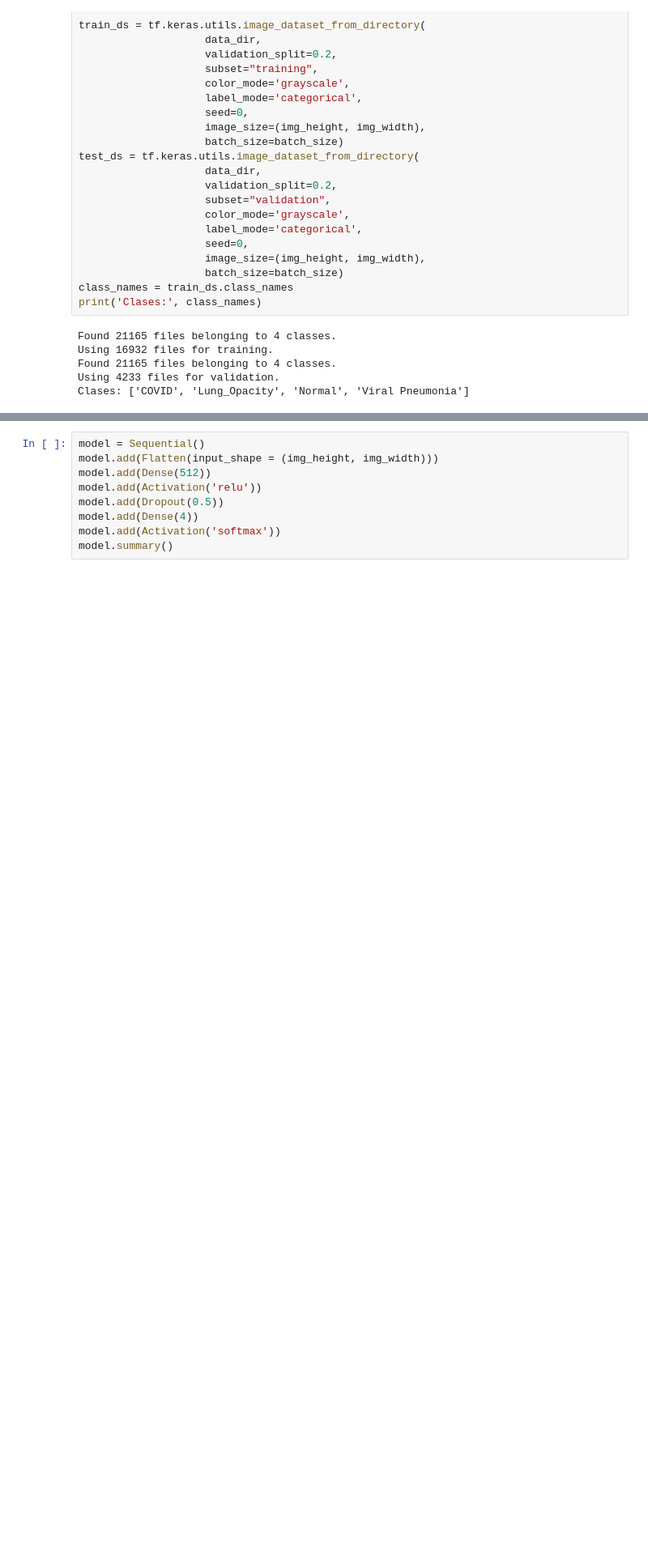
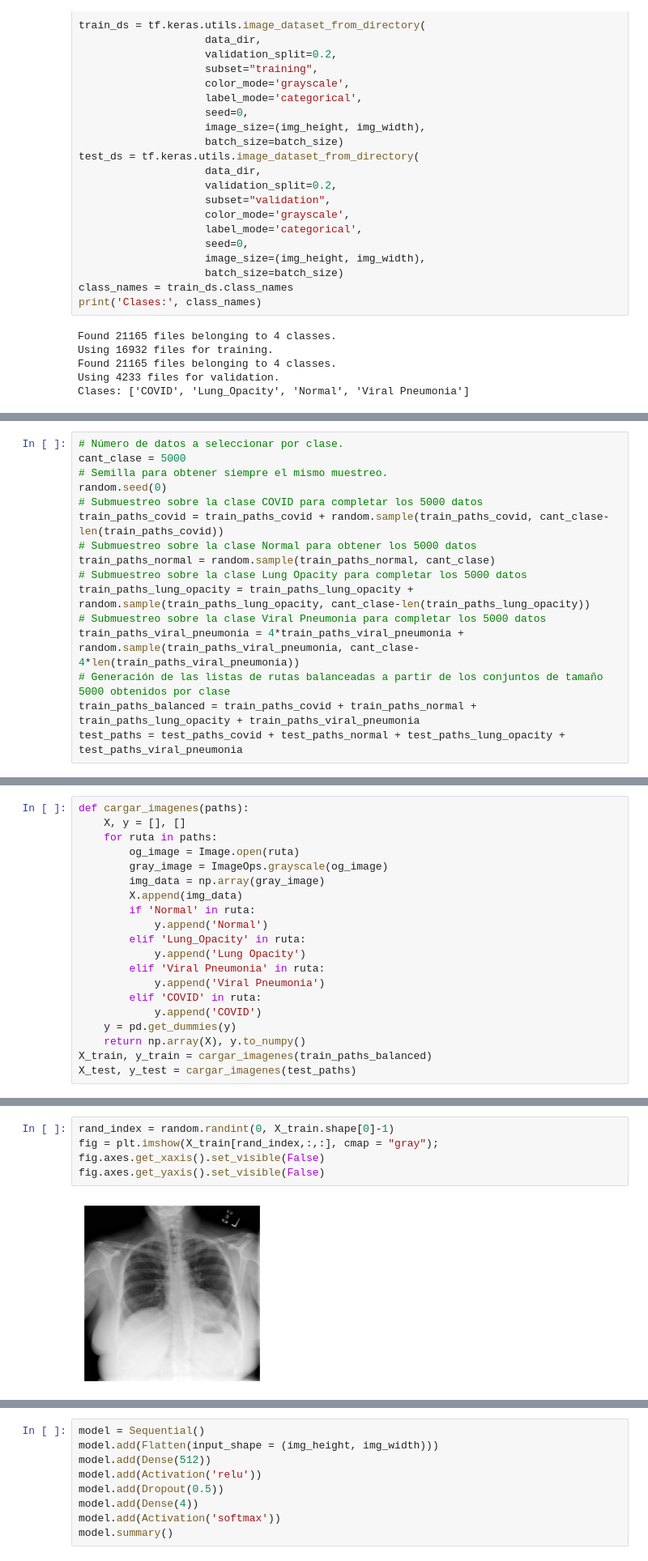
Before and after one commit to DanielGuatibonza/ISIS4219-MLT, a Jupyter notebook: Laboratorios/Laboratorio 3/Laboratorio3_Cárdenas_Cerda_Guatibonza.ipynb, the cells around one changed output, grey strips where cells are left out. Shown at 81% size. Cells and saved outputs as stored; diff of their text form; blank space fills up the shorter version.

```diff
--- a/Laboratorios/Laboratorio 3/Laboratorio3_Cárdenas_Cerda_Guatibonza.ipynb
+++ b/Laboratorios/Laboratorio 3/Laboratorio3_Cárdenas_Cerda_Guatibonza.ipynb
@@ -145,0 +145,16 @@ X_test, y_test = dar_X_y(test_ds)
+# %%
+# Número de datos a seleccionar por clase.
+cant_clase = 5000
+# Semilla para obtener siempre el mismo muestreo.
+random.seed(0)
+# Submuestreo sobre la clase COVID para completar los 5000 datos
+train_paths_covid = train_paths_covid + random.sample(train_paths_covid, cant_clase-len(train_paths_covid))
+# Submuestreo sobre la clase Normal para obtener los 5000 datos
+train_paths_normal = random.sample(train_paths_normal, cant_clase)
+# Submuestreo sobre la clase Lung Opacity para completar los 5000 datos
+train_paths_lung_opacity = train_paths_lung_opacity + random.sample(train_paths_lung_opacity, cant_clase-len(train_paths_lung_opacity))
+# Submuestreo sobre la clase Viral Pneumonia para completar los 5000 datos
+train_paths_viral_pneumonia = 4*train_paths_viral_pneumonia + random.sample(train_paths_viral_pneumonia, cant_clase-4*len(train_paths_viral_pneumonia))
+# Generación de las listas de rutas balanceadas a partir de los conjuntos de tamaño 5000 obtenidos por clase
+train_paths_balanced = train_paths_covid + train_paths_normal + train_paths_lung_opacity + train_paths_viral_pneumonia
+test_paths = test_paths_covid + test_paths_normal + test_paths_lung_opacity + test_paths_viral_pneumonia
@@ -145,0 +163,20 @@ X_test, y_test = dar_X_y(test_ds)
+# %%
+def cargar_imagenes(paths):
+    X, y = [], []
+    for ruta in paths:
+        og_image = Image.open(ruta)
+        gray_image = ImageOps.grayscale(og_image)
+        img_data = np.array(gray_image)
+        X.append(img_data)
+        if 'Normal' in ruta:
+            y.append('Normal')
+        elif 'Lung_Opacity' in ruta:
+            y.append('Lung Opacity')
+        elif 'Viral Pneumonia' in ruta:
+            y.append('Viral Pneumonia')
+        elif 'COVID' in ruta:
+            y.append('COVID')
+    y = pd.get_dummies(y)
+    return np.array(X), y.to_numpy()
+X_train, y_train = cargar_imagenes(train_paths_balanced)
+X_test, y_test = cargar_imagenes(test_paths)
@@ -145,0 +185,7 @@ X_test, y_test = dar_X_y(test_ds)
+# %%
+rand_index = random.randint(0, X_train.shape[0]-1)
+fig = plt.imshow(X_train[rand_index,:,:], cmap = "gray");
+fig.axes.get_xaxis().set_visible(False)
+fig.axes.get_yaxis().set_visible(False)
+# %% [output]
+[figure, added]
```
Also changed, not shown: parts of 34 cells of this notebook.
